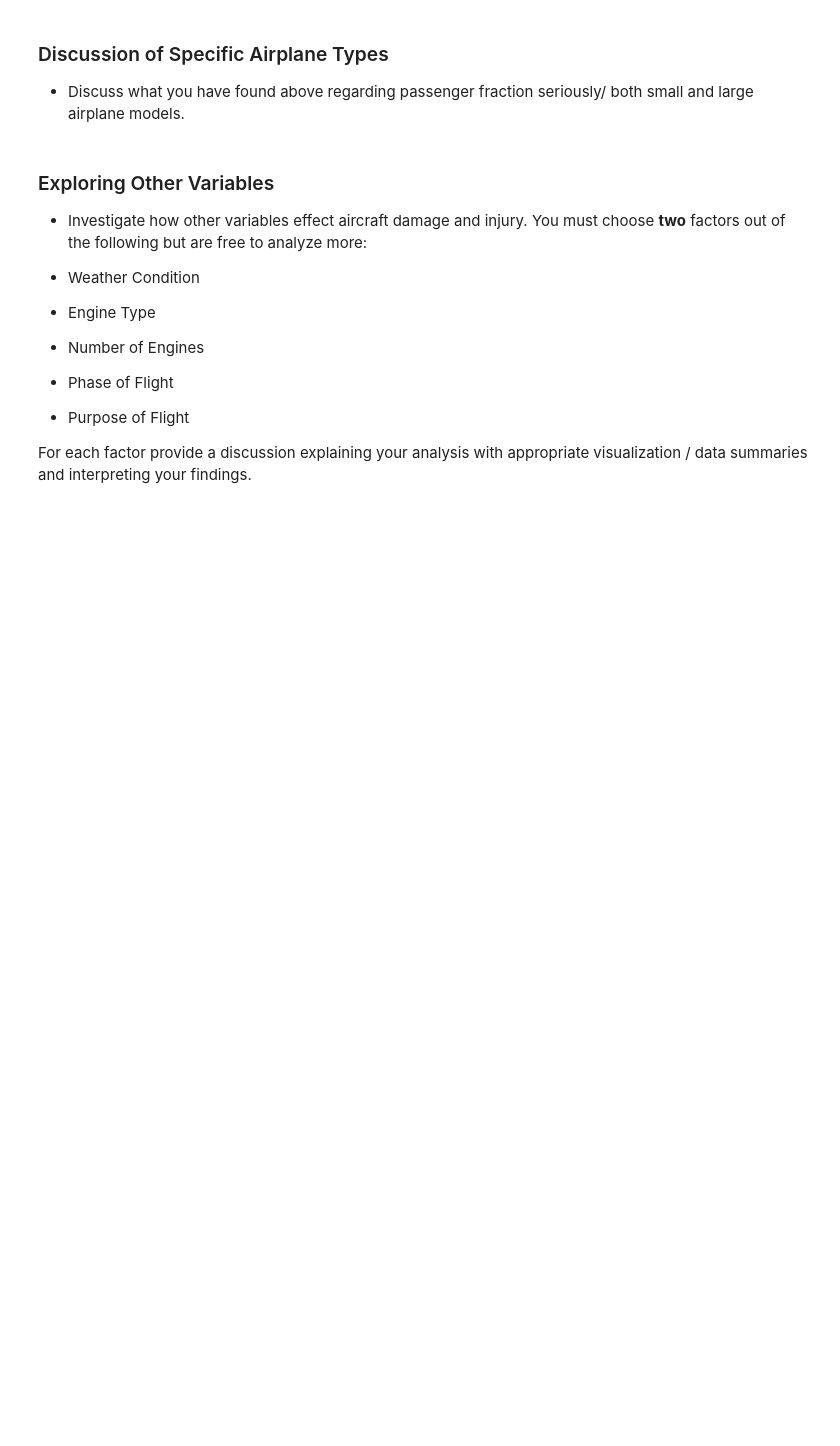
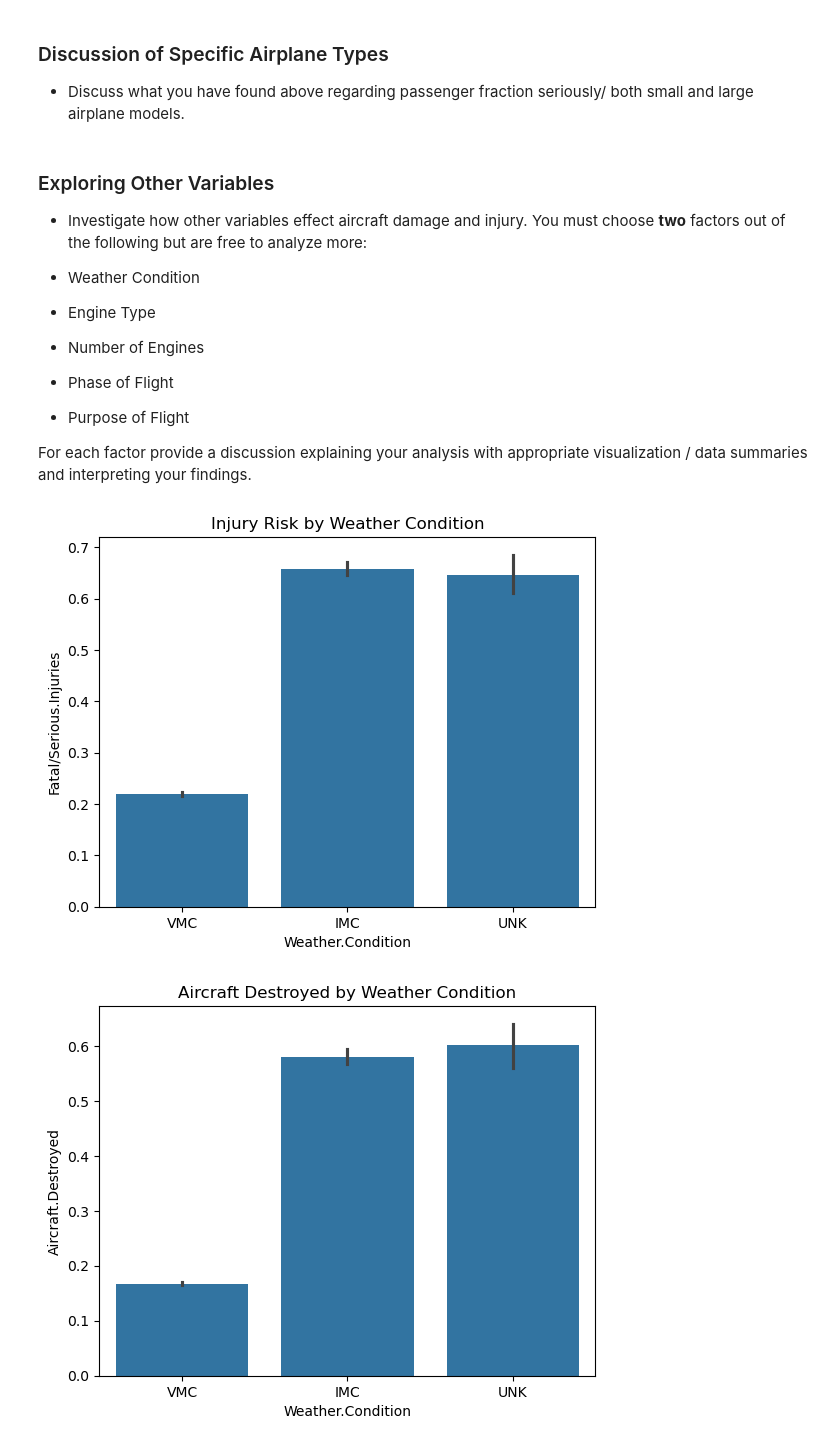
Before and after one commit to flaniyanjr/dsc-course0-m8-lab, a Jupyter notebook: Aviation_Accidents_Data_Analysis.ipynb, the cells around one changed output. Saved outputs shown, nothing was run; the diff lists cells and outputs as text; code cells hidden in the pictures; blank space fills up the shorter version.

```diff
--- a/Aviation_Accidents_Data_Analysis.ipynb
+++ b/Aviation_Accidents_Data_Analysis.ipynb
@@ -220,3 +220,17 @@ The distribution of fatal and serious injury rates for both small and large airc
 - Purpose of Flight
 
 For each factor provide a discussion explaining your analysis with appropriate visualization / data summaries and interpreting your findings.
+# %%
+injury_by_weather= df.groupby('Weather.Condition')['Fatal/Serious.Injuries'].mean().sort_values()
+destroyed_aircraft_by_weather= df.groupby('Weather.Condition')['Aircraft.Destroyed'].mean().sort_values()
+
+sns.barplot(data=df, x='Weather.Condition', y='Fatal/Serious.Injuries')
+plt.title('Injury Risk by Weather Condition')
+plt.show()
+
+sns.barplot(data=df, x='Weather.Condition', y='Aircraft.Destroyed')
+plt.title('Aircraft Destroyed by Weather Condition')
+plt.show()
+# %% [output]
+[figure, added]
+[figure, added]
```
Also changed, not shown: parts of 3 cells of this notebook.
